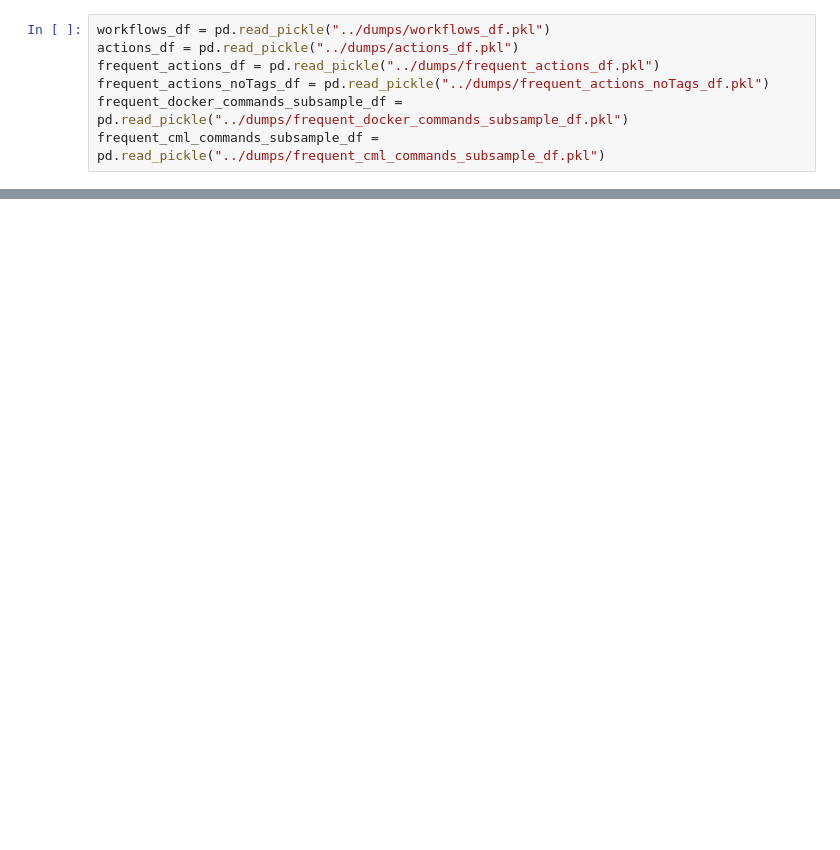
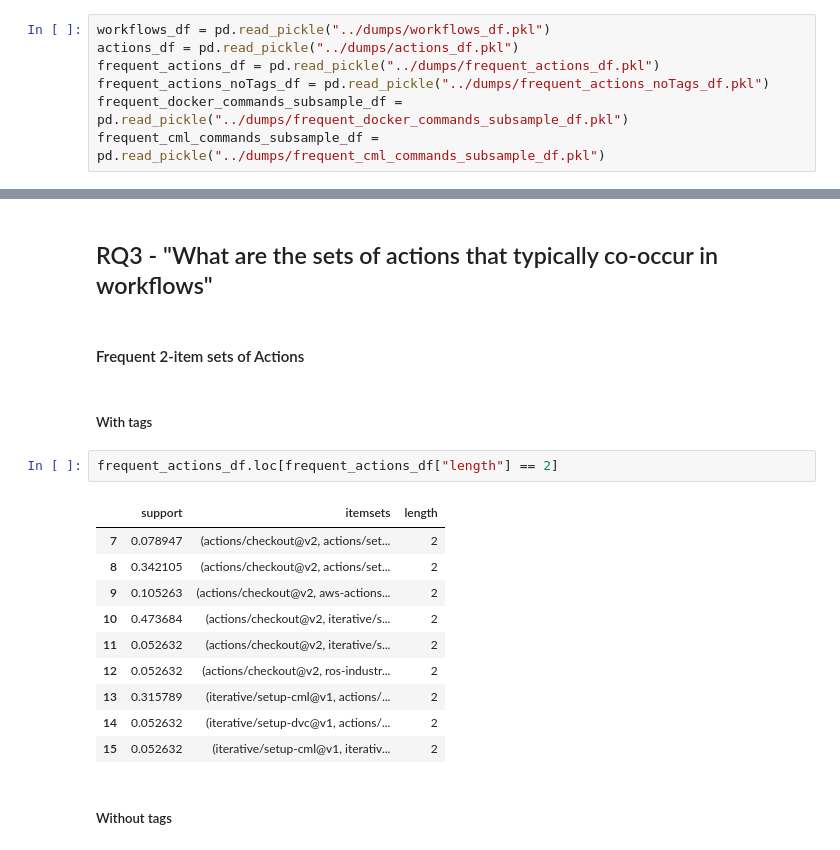
Before and after one commit to collab-uniba/mlops4aisystems, a Jupyter notebook: notebooks/Final analysis.ipynb, the cells around one changed output, grey strips where cells are left out. Saved outputs shown, nothing was run; the diff lists cells and outputs as text; blank space fills up the shorter version.

```diff
--- a/notebooks/Final analysis.ipynb
+++ b/notebooks/Final analysis.ipynb
@@ -116,0 +491,21 @@ frequent_docker_commands_subsample_df
+# %% [markdown]
+## RQ3 - "What are the sets of actions that typically co-occur in workflows"
+# %% [markdown]
+#### Frequent 2-item sets of Actions
+# %% [markdown]
+##### With tags
+# %%
+frequent_actions_df.loc[frequent_actions_df["length"] == 2]
+# %% [output]
+|  | support | itemsets | length |
+| 7 | 0.078947 | (actions/checkout@v2, actions/set... | 2 |
+| 8 | 0.342105 | (actions/checkout@v2, actions/set... | 2 |
+| 9 | 0.105263 | (actions/checkout@v2, aws-actions... | 2 |
+| 10 | 0.473684 | (actions/checkout@v2, iterative/s... | 2 |
+| 11 | 0.052632 | (actions/checkout@v2, iterative/s... | 2 |
+| 12 | 0.052632 | (actions/checkout@v2, ros-industr... | 2 |
+| 13 | 0.315789 | (iterative/setup-cml@v1, actions/... | 2 |
+| 14 | 0.052632 | (iterative/setup-dvc@v1, actions/... | 2 |
+| 15 | 0.052632 | (iterative/setup-cml@v1, iterativ... | 2 |
+# %% [markdown]
+##### Without tags
```
Also changed, not shown: parts of 99 cells of this notebook, 1 other file.
